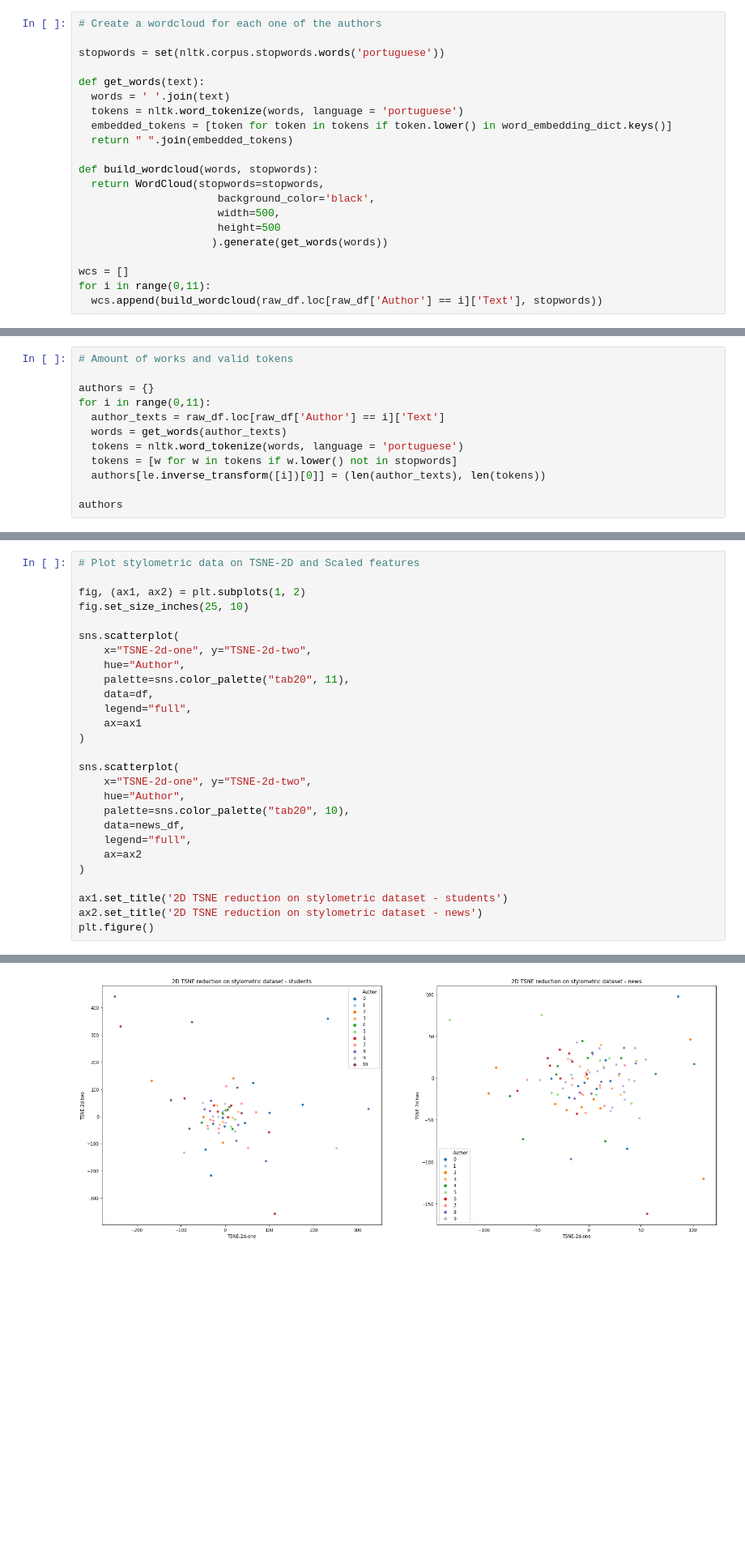
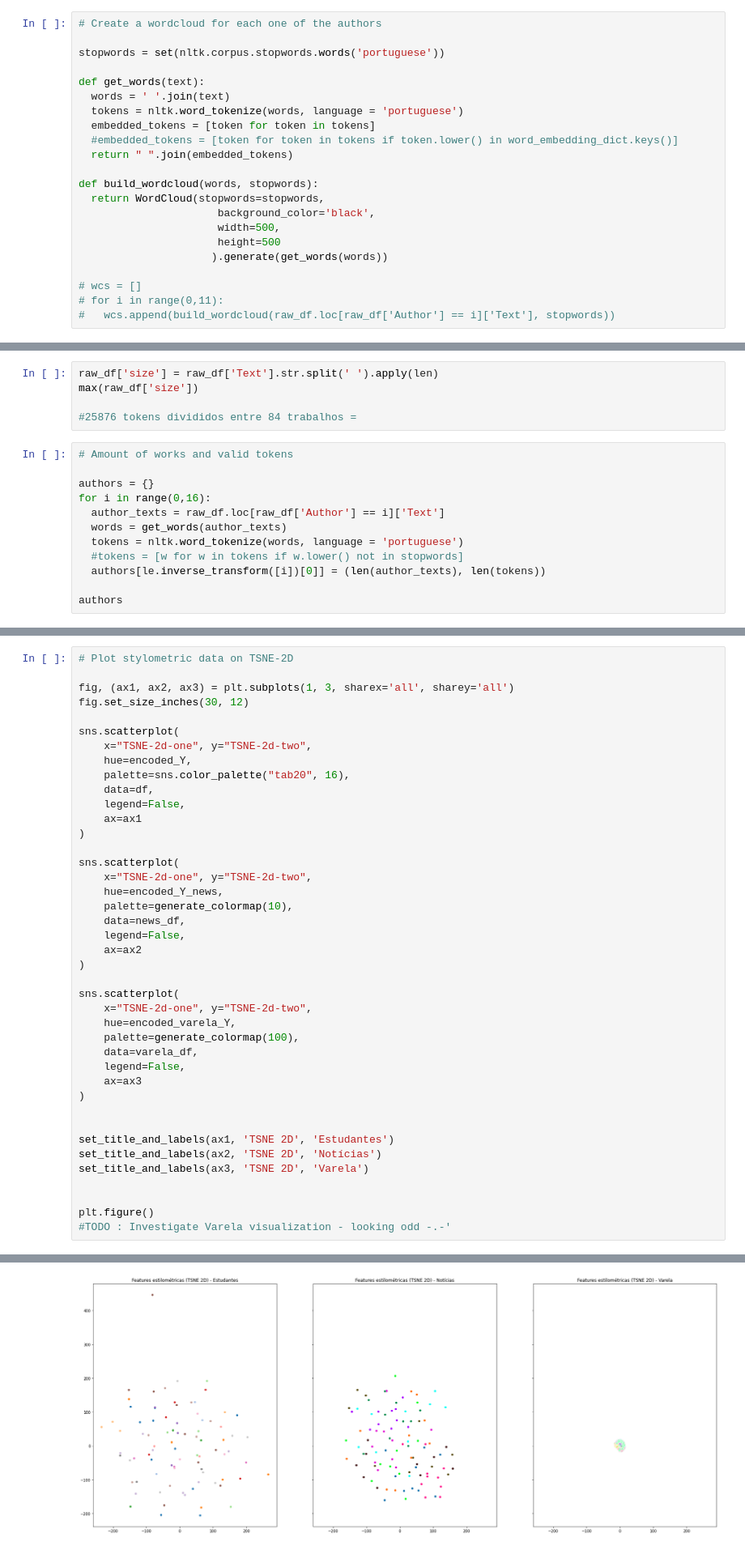
Before and after one commit to Daanielvb/authorship-classification, a Jupyter notebook: Autorship_data_visualization.ipynb, the cells around one changed output, grey strips where cells are left out. Shown at 81% size. Cells and saved outputs as stored; diff of their text form; blank space fills up the shorter version.

```diff
--- a/Autorship_data_visualization.ipynb
+++ b/Autorship_data_visualization.ipynb
@@ -226,7 +485,8 @@ stopwords = set(nltk.corpus.stopwords.words('portuguese'))
 def get_words(text):
   words = ' '.join(text)
   tokens = nltk.word_tokenize(words, language = 'portuguese')
-  embedded_tokens = [token for token in tokens if token.lower() in word_embedding_dict.keys()]
+  embedded_tokens = [token for token in tokens]
+  #embedded_tokens = [token for token in tokens if token.lower() in word_embedding_dict.keys()]
   return " ".join(embedded_tokens)
 
 def build_wordcloud(words, stopwords):
@@ -236,9 +496,9 @@ def build_wordcloud(words, stopwords):
                       height=500
                      ).generate(get_words(words))
 
-wcs = []
-for i in range(0,11):
-  wcs.append(build_wordcloud(raw_df.loc[raw_df['Author'] == i]['Text'], stopwords))
+# wcs = []
+# for i in range(0,11):
+#   wcs.append(build_wordcloud(raw_df.loc[raw_df['Author'] == i]['Text'], stopwords))
 # %%
 # Display Wordclouds
 fig = plt.figure()
@@ -253,12 +511,17 @@ for idx, i  in enumerate(wcs):
+# %%
+raw_df['size'] = raw_df['Text'].str.split(' ').apply(len)
+max(raw_df['size'])
+
+#25876 tokens divididos entre 84 trabalhos =
 # %%
 # Amount of works and valid tokens
 
 authors = {}
-for i in range(0,11):
+for i in range(0,16):
   author_texts = raw_df.loc[raw_df['Author'] == i]['Text']
   words = get_words(author_texts)
   tokens = nltk.word_tokenize(words, language = 'portuguese')
-  tokens = [w for w in tokens if w.lower() not in stopwords]
+  #tokens = [w for w in tokens if w.lower() not in stopwords]
   authors[le.inverse_transform([i])[0]] = (len(author_texts), len(tokens))
 
 authors
@@ -431,32 +757,46 @@ build_tsne(news_df, 3)
 # %%
-# Plot stylometric data on TSNE-2D and Scaled features
+# Plot stylometric data on TSNE-2D
 
-fig, (ax1, ax2) = plt.subplots(1, 2)
-fig.set_size_inches(25, 10)
+fig, (ax1, ax2, ax3) = plt.subplots(1, 3, sharex='all', sharey='all')
+fig.set_size_inches(30, 12)
 
 sns.scatterplot(
     x="TSNE-2d-one", y="TSNE-2d-two",
-    hue="Author",
-    palette=sns.color_palette("tab20", 11),
+    hue=encoded_Y,
+    palette=sns.color_palette("tab20", 16),
     data=df,
-    legend="full",
+    legend=False,
     ax=ax1
 )
 
 sns.scatterplot(
     x="TSNE-2d-one", y="TSNE-2d-two",
-    hue="Author",
-    palette=sns.color_palette("tab20", 10),
+    hue=encoded_Y_news,
+    palette=generate_colormap(10),
     data=news_df,
-    legend="full",
+    legend=False,
     ax=ax2
 )
 
-ax1.set_title('2D TSNE reduction on stylometric dataset - students')
-ax2.set_title('2D TSNE reduction on stylometric dataset - news')
+sns.scatterplot(
+    x="TSNE-2d-one", y="TSNE-2d-two",
+    hue=encoded_varela_Y,
+    palette=generate_colormap(100),
+    data=varela_df,
+    legend=False,
+    ax=ax3
+)
+
+
+set_title_and_labels(ax1, 'TSNE 2D', 'Estudantes')
+set_title_and_labels(ax2, 'TSNE 2D', 'Notícias')
+set_title_and_labels(ax3, 'TSNE 2D', 'Varela')
+
+
 plt.figure()
+#TODO : Investigate Varela visualization - looking odd -.-'
 # %% [output]
 <Figure size 432x288 with 0 Axes>
-[figure, old version]
+[figure, new version]
 <Figure size 432x288 with 0 Axes>
 # %%
```
Also changed, not shown: parts of 50 cells of this notebook.
